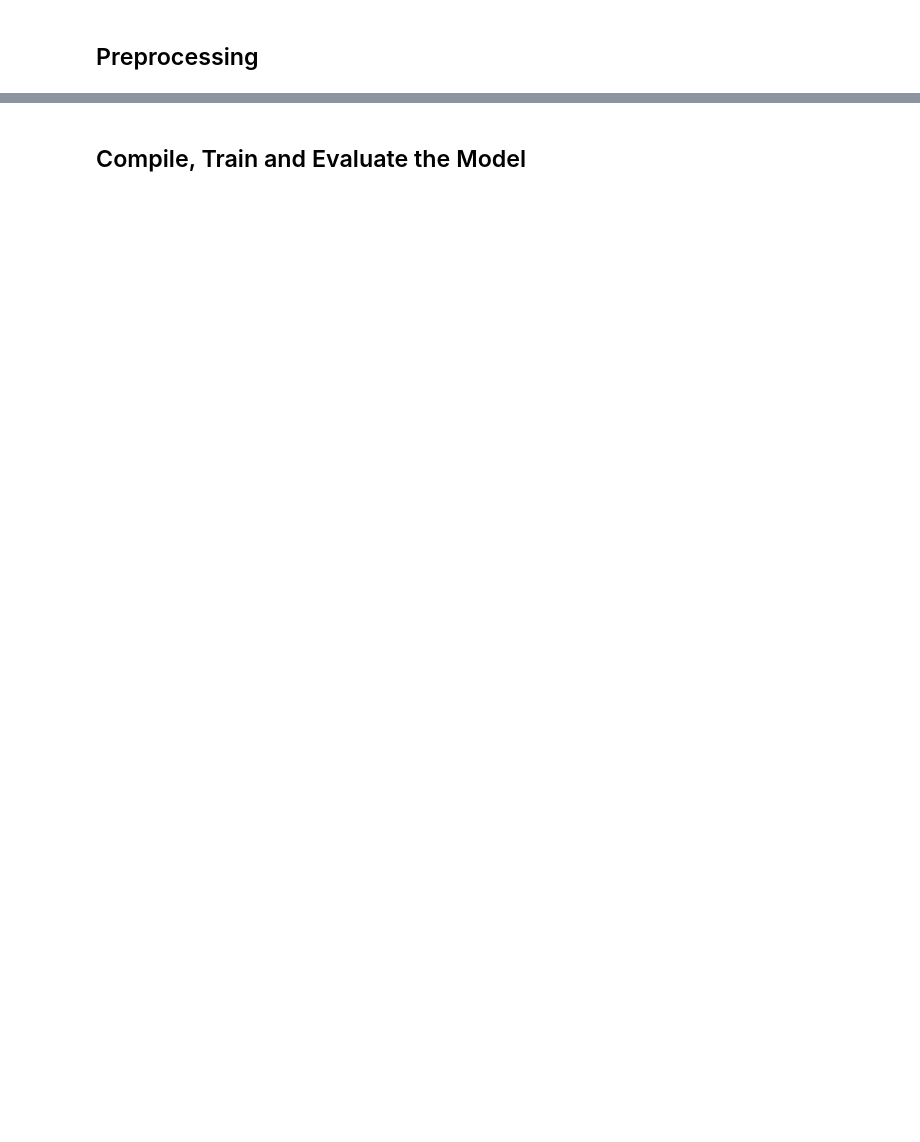
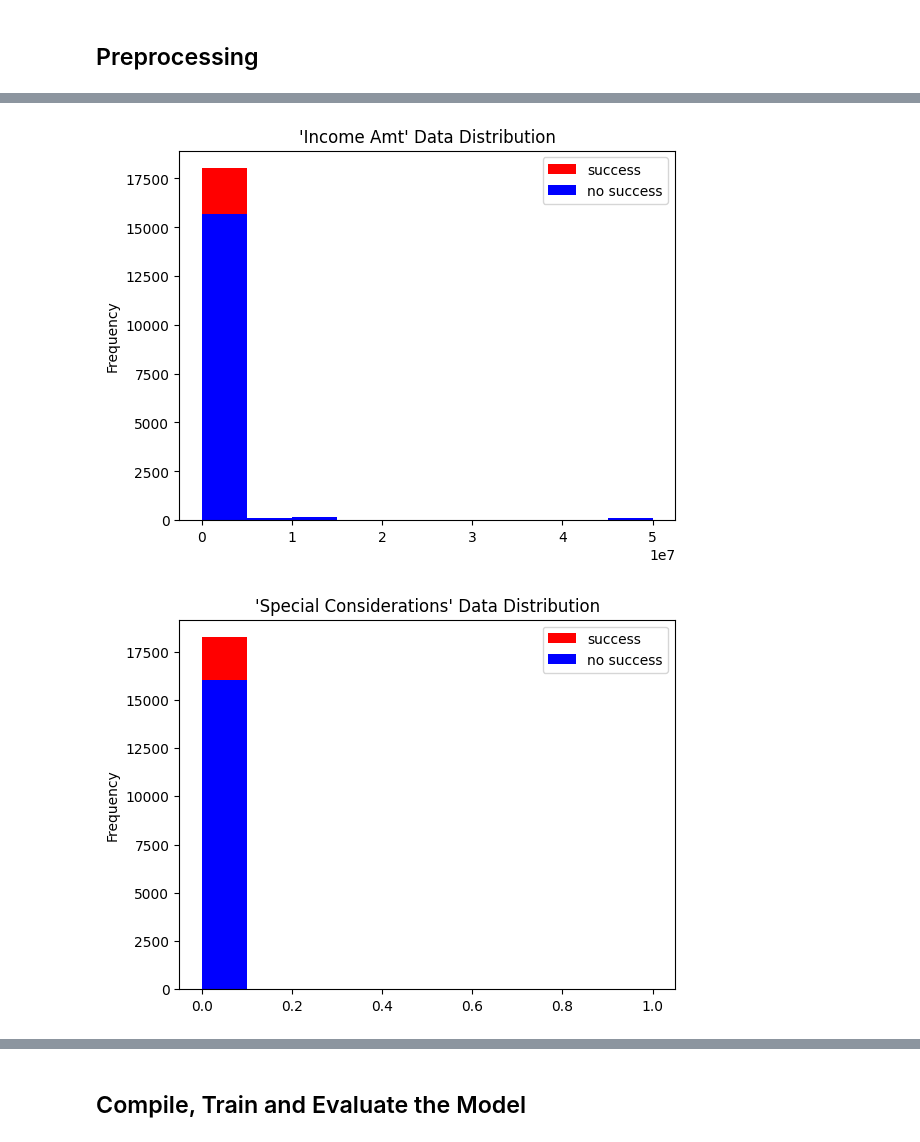
Before and after one commit to ValentynaK17/deep-learning-challenge, a Jupyter notebook: Binary_Classification.ipynb, the cells around one changed output, grey strips where cells are left out. Saved outputs shown, nothing was run; the diff lists cells and outputs as text; code cells hidden in the pictures; blank space fills up the shorter version.

```diff
--- a/Binary_Classification.ipynb
+++ b/Binary_Classification.ipynb
@@ -172,0 +187,5 @@ Name: CLASSIFICATION, dtype: int64
+# %%
+# create 3 bins with value counts being respectively between 0 and 10, between 10 and 95, between 95 and 100
+application_df['CLASSIFICATION'] = replace_bins(application_df['CLASSIFICATION'],['Hundreds','Tens','Ones'],[(95,500),(10,95),(0,10)])
+# Check to make sure binning was successful
+application_df['CLASSIFICATION'].value_counts()
@@ -175 +205,5 @@ Name: CLASSIFICATION, dtype: int64
 application_df['SPECIAL_CONSIDERATIONS']=(application_df['SPECIAL_CONSIDERATIONS']=='Y').astype(int)
+# %%
+# check value counts for 'INCOME_AMT' in order understand what ranges are here
+i_a=application_df['INCOME_AMT'].value_counts()
+i_a
@@ -175,0 +221,13 @@ application_df['SPECIAL_CONSIDERATIONS']=(application_df['SPECIAL_CONSIDERATIONS
+# %%
+# import regex module in order to remove/substitute a sub-string by (\-|\+).* pattern
+import re
+# create a dictionary to keep original and updated ranges of amounts, which only contain min value of a range
+repl_dict={}
+for i in i_a.index:
+    # replace M, so that all numbers here share same format
+    i_r=i.replace("M","000000")
+    # leave only min value of range (starting point)
+    i_r=re.sub('(\-|\+).*','',i_r) # https://note.nkmk.me/en/python-str-remove-strip/#remove-substrings-by-regex-resub
+    # add the converted min value to a dictionary
+    repl_dict[i]=int(i_r)
+repl_dict
@@ -175,0 +244,4 @@ application_df['SPECIAL_CONSIDERATIONS']=(application_df['SPECIAL_CONSIDERATIONS
+# %%
+# update the 'INCOME_AMT' column of original input data with min integer values and check the result
+application_df['INCOME_AMT']=application_df['INCOME_AMT'].map(repl_dict)
+application_df['INCOME_AMT'].value_counts()
@@ -175,0 +279,12 @@ application_df['SPECIAL_CONSIDERATIONS']=(application_df['SPECIAL_CONSIDERATIONS
+# %%
+# plot numerical data
+for i in application_df.columns[5:]:
+    title=i.replace('_', ' ').title()
+    application_df.loc[application_df['IS_SUCCESSFUL']==1,i].plot.hist(color='red', label='success')
+    application_df.loc[application_df['IS_SUCCESSFUL']==0,i].plot.hist(color='blue', label='no success')
+    plt.title(f"'{title}' Data Distribution")
+    plt.legend()
+    plt.show()
+# %% [output]
+[figure, added]
+[figure, added]
```
Also changed, not shown: parts of 53 cells of this notebook, 2 other files.
